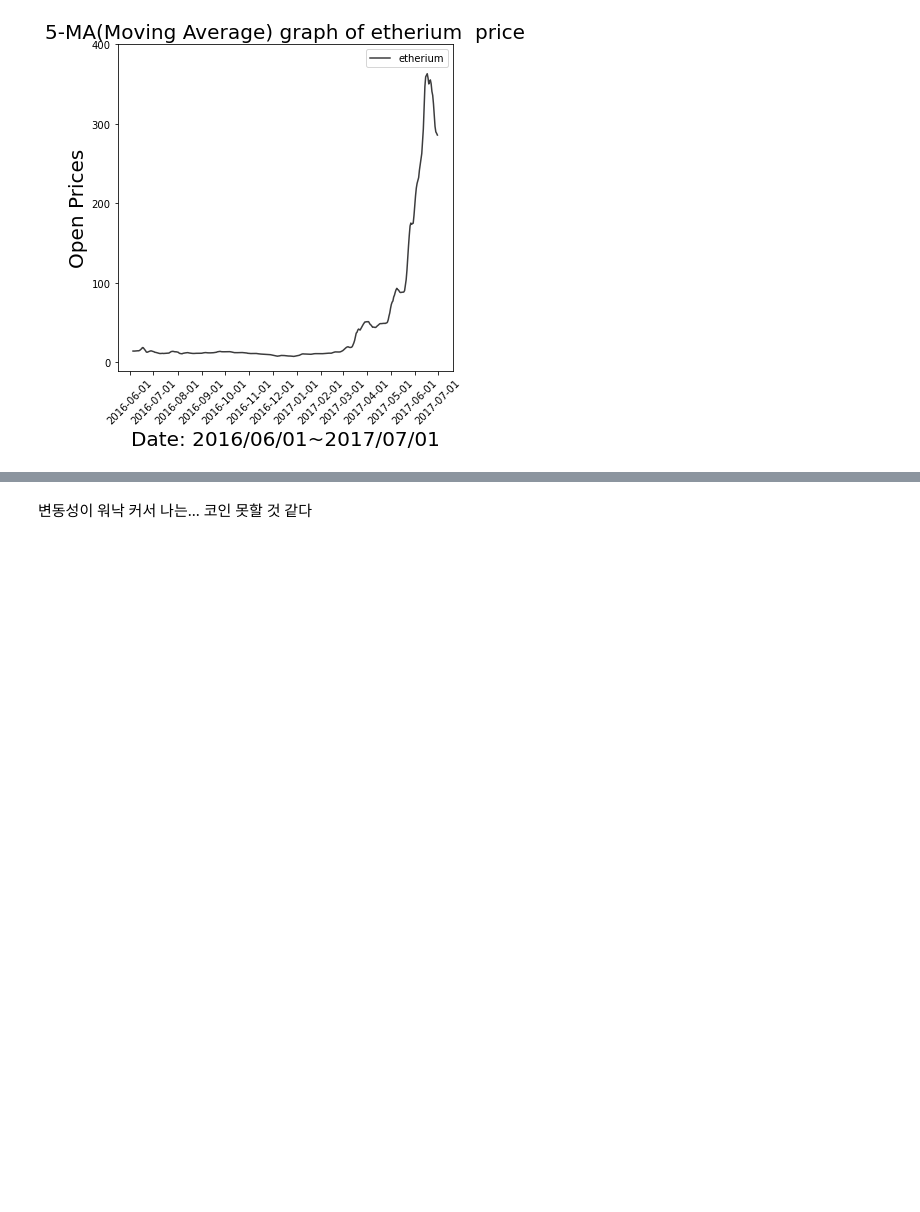
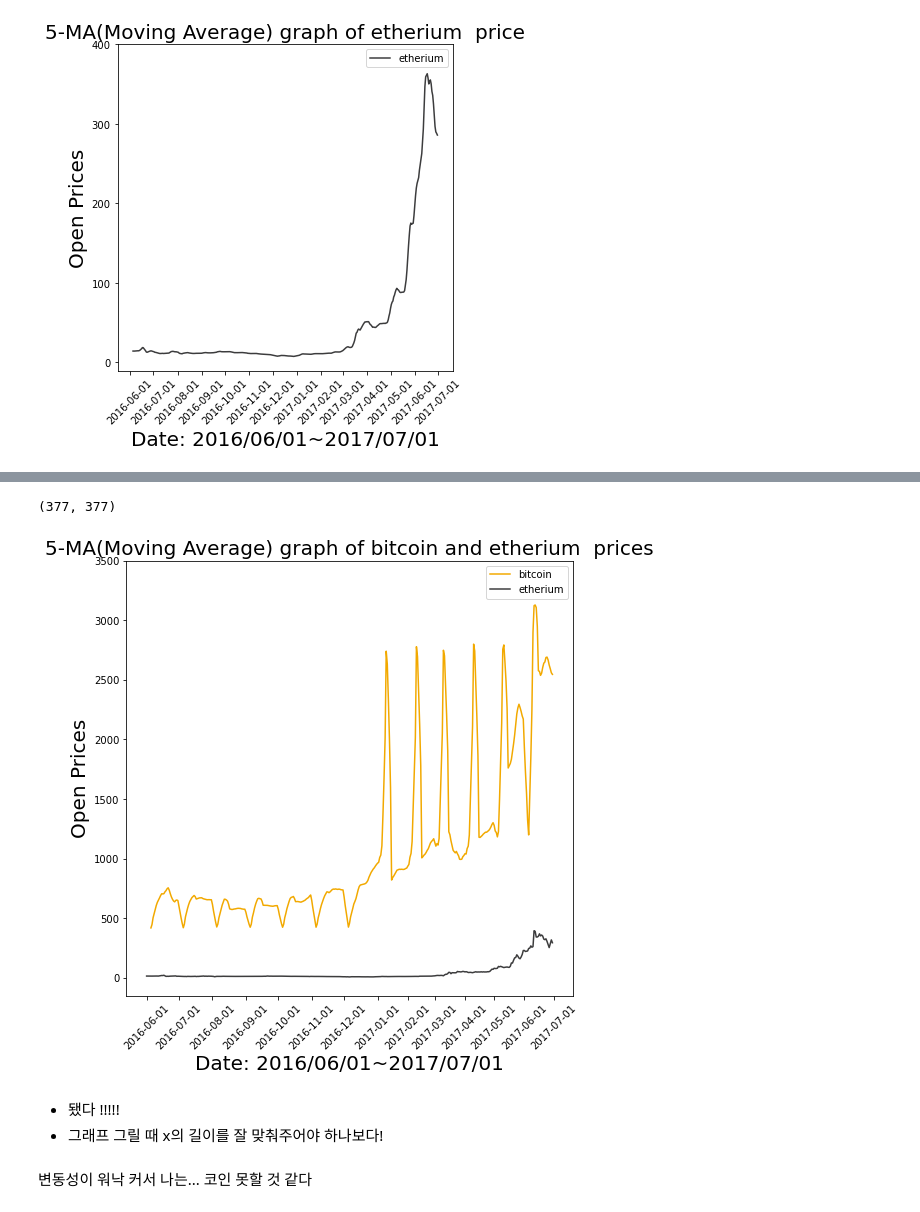
Before and after one commit to super-corini/programmers_kdt_II, a Jupyter notebook: 5. Day5 mission.ipynb, the cells around one changed output, grey strips where cells are left out. Drawn from its saved outputs; the diff is of its cells as text; code cells hidden in the pictures; blank space fills up the shorter version.

```diff
--- a/5. Day5 mission.ipynb
+++ b/5. Day5 mission.ipynb
@@ -418,5 +445,7 @@ eth
 # %%
-eth = eth[eth['Date'].between('2016-06-01', '2017-06-30')]
+eth = eth.sort_index()
+
+eth = eth.loc['2016-06-01':'2017-06-30']
 
 eth
 # %% [output]
@@ -438,4 +465,0 @@ eth
-# %%
-eth = eth.sort_values('Date')
-
-eth
@@ -459,4 +465,0 @@ eth
-# %%
-eth = eth.set_index('Date')
-
-eth
@@ -536,0 +533,4 @@ plt.show()
+# %%
+ma5_etherium = pd.DataFrame([eth.loc[i] for i in ma5.index])
+
+ma5_etherium
@@ -537,2 +551,26 @@ plt.show()
+# %%
+len(ma5), len(ma5_etherium)
+# %% [output]
+(377, 377)
+# %%
+plt.figure(figsize=(8, 8))
+plt.plot(ma5, label='bitcoin', color='#f2a900')
+plt.plot(ma5_etherium, label='etherium', color='#3c3c3d')
+plt.legend()
+
+plt.title('5-MA(Moving Average) graph of bitcoin and etherium  prices', fontsize=20)
+
+plt.yticks([i for i in range(0, 4000, 500)])
+plt.xticks([i.strftime("%Y-%m-%d") for i in pd.date_range('20160601', '20170701', freq="MS")], rotation=45)
+
+plt.xlabel('Date: 2016/06/01~2017/07/01', fontsize=20)
+plt.ylabel('Open Prices', fontsize=20)
+
+plt.show()
+# %% [output]
+[figure, added]
+# %% [markdown]
+- 됐다 !!!!!
+- 그래프 그릴 때 x의 길이를 잘 맞춰주어야 하나보다!
 # %% [markdown]
 변동성이 워낙 커서 나는... 코인 못할 것 같다
```
Also changed, not shown: parts of 23 cells of this notebook.
